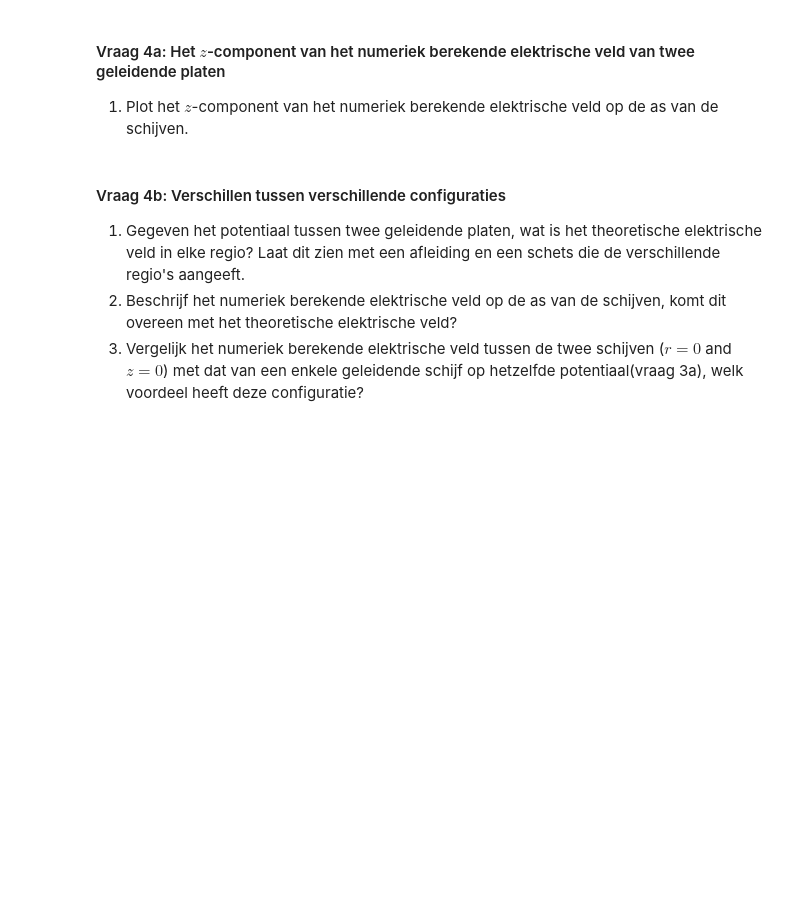
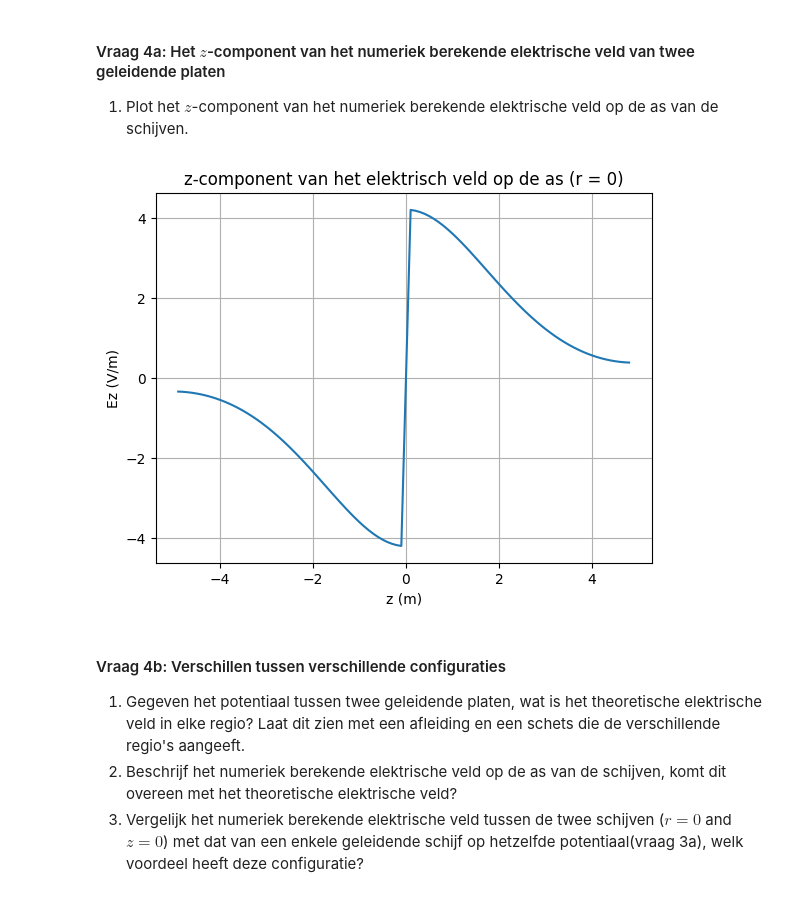
Before and after one commit to daantjebunschoten1-gif/opdrachten-DEF-D, a Jupyter notebook: DigitaleOntwerpopdrachten/1CondensatorOpdracht/CondensatorOntwerpopdracht.ipynb, the cells around one changed output. Drawn from its saved outputs; the diff is of its cells as text; code cells hidden in the pictures; blank space fills up the shorter version.

```diff
--- a/DigitaleOntwerpopdrachten/1CondensatorOpdracht/CondensatorOntwerpopdracht.ipynb
+++ b/DigitaleOntwerpopdrachten/1CondensatorOpdracht/CondensatorOntwerpopdracht.ipynb
@@ -351,9 +354,26 @@ plot_results_disk(Ez, Er, normE, V, r, z, grid_step, disk_radius, z_pos_disk1, z
 
 1. Plot het $z$-component van het numeriek berekende elektrische veld op de as van de schijven.
 # %%
+
+# Plot van Ez op de as (r = 0)
+
+# index van r = 0
+idx_r0 = 0
+
+# Ez op de as
+Ez_axis = Ez[:, idx_r0]
+
+plt.figure()
+plt.plot(z_for_E, Ez_axis)
+plt.xlabel("z (m)")
+plt.ylabel("Ez (V/m)")
+plt.title("z-component van het elektrisch veld op de as (r = 0)")
+plt.grid()
+plt.show()
+
 ###
-###your code here###
-###
+# %% [output]
+[figure, added]
 # %% [markdown]
 #### Vraag 4b: Verschillen tussen verschillende configuraties
 
```
Also changed, not shown: parts of 5 cells of this notebook.
